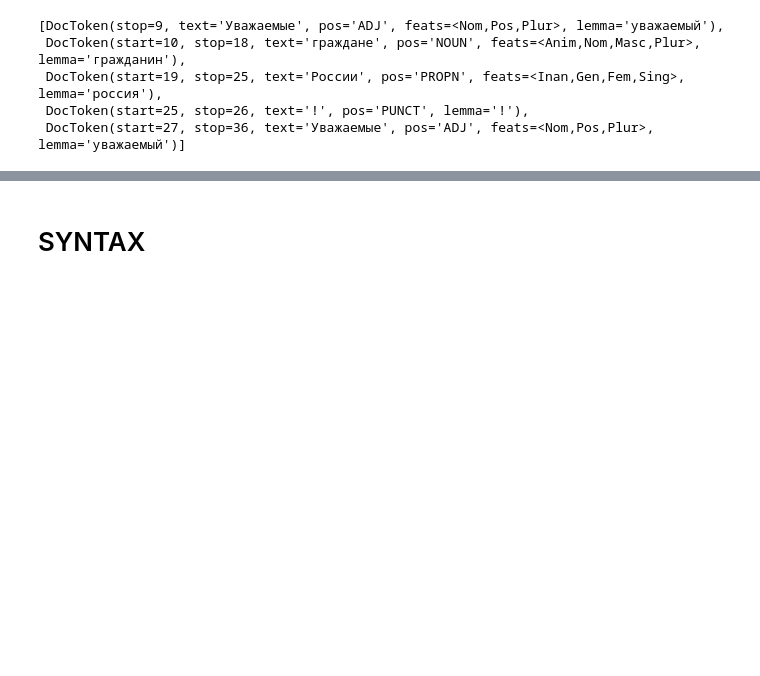
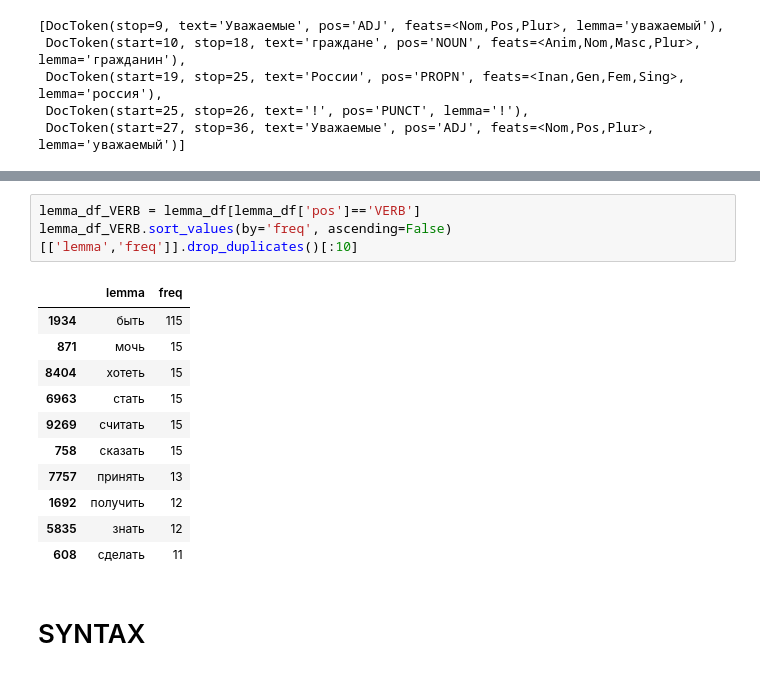
Before and after one commit to iconismo/federal-assembly, a Jupyter notebook: src/analysis-of-one-message.ipynb, the cells around one changed output, grey strips where cells are left out. Saved outputs shown, nothing was run; the diff lists cells and outputs as text; blank space fills up the shorter version.

```diff
--- a/src/analysis-of-one-message.ipynb
+++ b/src/analysis-of-one-message.ipynb
@@ -145,3 +216,18 @@ display(doc.tokens[:5])
+# %%
+lemma_df_VERB = lemma_df[lemma_df['pos']=='VERB']
+lemma_df_VERB.sort_values(by='freq', ascending=False)[['lemma','freq']].drop_duplicates()[:10]
+# %% [output]
+|  | lemma | freq |
+| 1934 | быть | 115 |
+| 871 | мочь | 15 |
+| 8404 | хотеть | 15 |
+| 6963 | стать | 15 |
+| 9269 | считать | 15 |
+| 758 | сказать | 15 |
+| 7757 | принять | 13 |
+| 1692 | получить | 12 |
+| 5835 | знать | 12 |
+| 608 | сделать | 11 |
 # %% [markdown]
 # SYNTAX
 # %%
```
Also changed, not shown: parts of 21 cells of this notebook, 4 other files.
